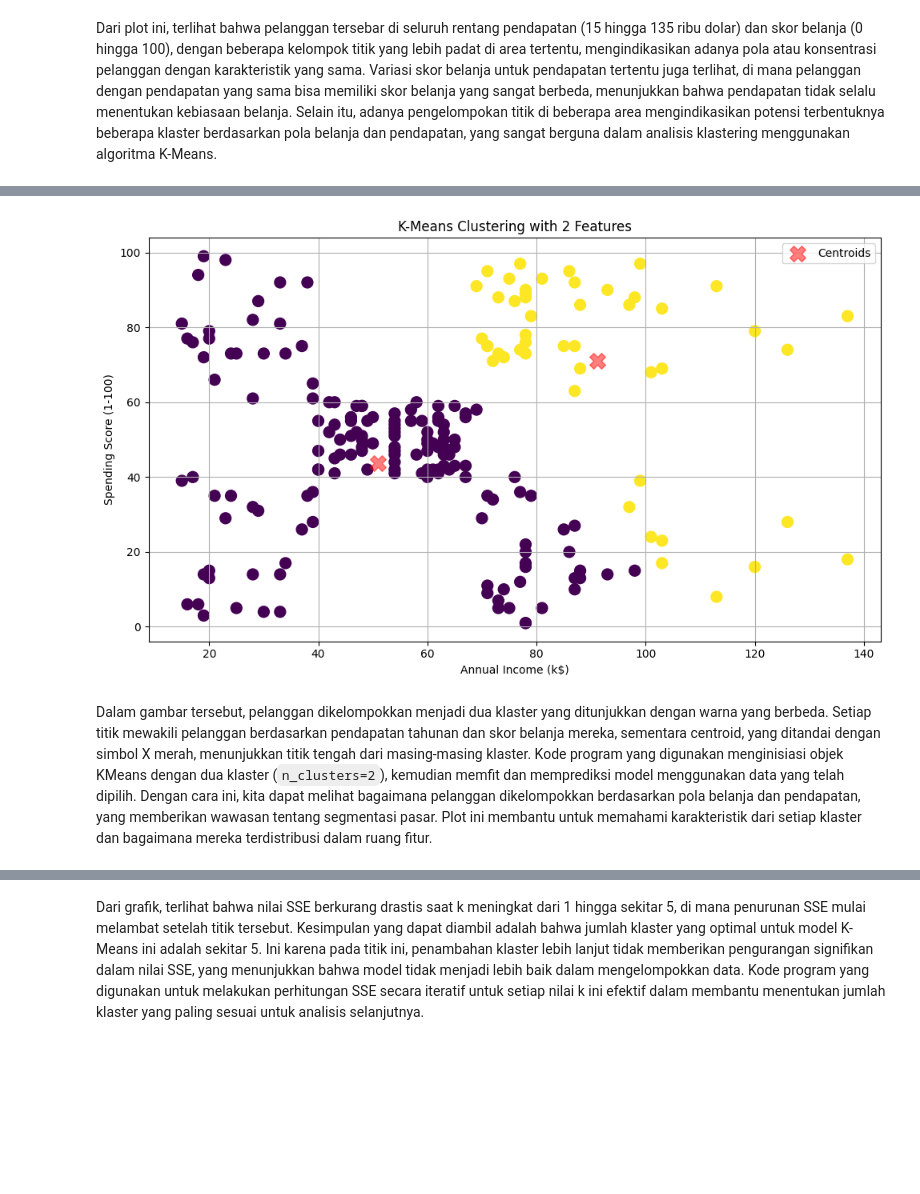
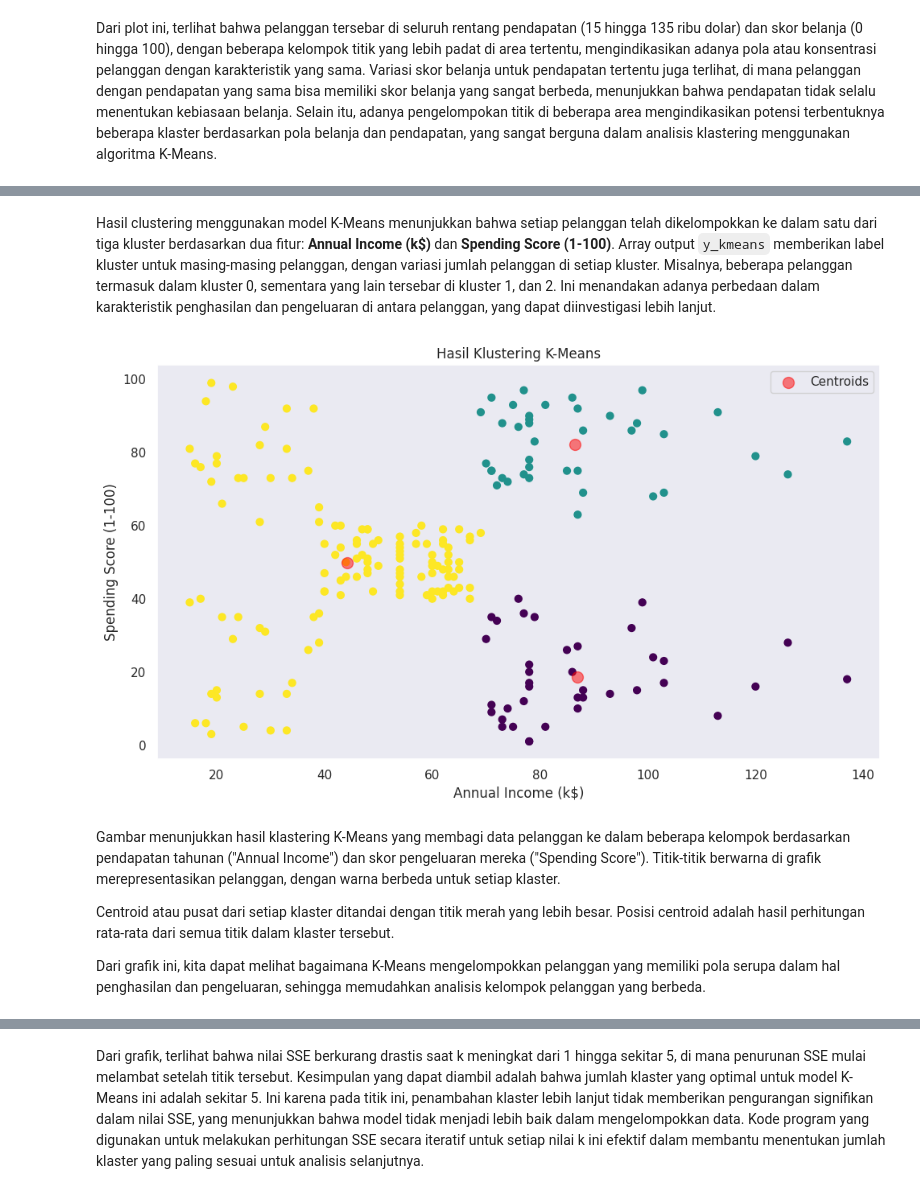
Before and after one commit to Tirta2241720045/Machine_Learning, a Jupyter notebook: Minggu7/Minggu7_2241720045_TirtaNBP_Tugas.ipynb, the cells around one changed output, grey strips where cells are left out. Drawn from its saved outputs; the diff is of its cells as text; code cells hidden in the pictures; blank space fills up the shorter version.

```diff
--- a/Minggu7/Minggu7_2241720045_TirtaNBP_Tugas.ipynb
+++ b/Minggu7/Minggu7_2241720045_TirtaNBP_Tugas.ipynb
@@ -90,32 +111,41 @@ Dari plot ini, terlihat bahwa pelanggan tersebar di seluruh rentang pendapatan (
+# %% [markdown]
+Hasil clustering menggunakan model K-Means menunjukkan bahwa setiap pelanggan telah dikelompokkan ke dalam satu dari tiga kluster berdasarkan dua fitur: **Annual Income (k$)** dan **Spending Score (1-100)**. Array output `y_kmeans` memberikan label kluster untuk masing-masing pelanggan, dengan variasi jumlah pelanggan di setiap kluster. Misalnya, beberapa pelanggan termasuk dalam kluster 0, sementara yang lain tersebar di kluster 1, dan 2. Ini menandakan adanya perbedaan dalam karakteristik penghasilan dan pengeluaran di antara pelanggan, yang dapat diinvestigasi lebih lanjut.
 # %%
-# Inisiasi obyek KMeans dengan n_clusters=2
-cl_kmeans = KMeans(n_clusters=2, random_state=42)
+from sklearn.cluster import KMeans
+import matplotlib.pyplot as plt
 
-# Fit dan prediksi model
-y_kmeans = cl_kmeans.fit_predict(X)
+# Inisialisasi KMeans dengan 3 cluster
+cl_kmeans = KMeans(n_clusters=3, random_state=42)
+
+# Melakukan fitting data
+y_kmeans = cl_kmeans.fit_predict(df_train.iloc[:, [0, 1]])
 
 # Plot hasil cluster
 plt.figure(figsize=(10, 6))
-plt.scatter(X['Annual Income (k$)'], X['Spending Score (1-100)'], s=100, c=y_kmeans, cmap='viridis')
+plt.scatter(df_train.iloc[:, 0], df_train.iloc[:, 1], s=40, c=y_kmeans, cmap='viridis')
 
 # Plot centroid
 centers = cl_kmeans.cluster_centers_
-plt.scatter(centers[:, 0], centers[:, 1], c='red', s=200, alpha=0.5, marker='X', label='Centroids')
+plt.scatter(centers[:, 0], centers[:, 1], c='red', s=100, alpha=0.5, label='Centroids')
 
 # Menambahkan judul dan label
-plt.title('K-Means Clustering with 2 Features')
-plt.xlabel('Annual Income (k$)')
-plt.ylabel('Spending Score (1-100)')
+plt.title("Hasil Klustering K-Means")
+plt.xlabel("Annual Income (k$)")
+plt.ylabel("Spending Score (1-100)")
 plt.legend()
 plt.grid()
 plt.tight_layout()
 
 # Menampilkan plot
 plt.show()
 # %% [output]
-[figure, old version]
+[figure, new version]
-# %% [markdown]
-Dalam gambar tersebut, pelanggan dikelompokkan menjadi dua klaster yang ditunjukkan dengan warna yang berbeda. Setiap titik mewakili pelanggan berdasarkan pendapatan tahunan dan skor belanja mereka, sementara centroid, yang ditandai dengan simbol X merah, menunjukkan titik tengah dari masing-masing klaster. Kode program yang digunakan menginisiasi objek KMeans dengan dua klaster (`n_clusters=2`), kemudian memfit dan memprediksi model menggunakan data yang telah dipilih. Dengan cara ini, kita dapat melihat bagaimana pelanggan dikelompokkan berdasarkan pola belanja dan pendapatan, yang memberikan wawasan tentang segmentasi pasar. Plot ini membantu untuk memahami karakteristik dari setiap klaster dan bagaimana mereka terdistribusi dalam ruang fitur.
+# %% [markdown]
+Gambar menunjukkan hasil klastering K-Means yang membagi data pelanggan ke dalam beberapa kelompok berdasarkan pendapatan tahunan ("Annual Income") dan skor pengeluaran mereka ("Spending Score"). Titik-titik berwarna di grafik merepresentasikan pelanggan, dengan warna berbeda untuk setiap klaster.
+
+Centroid atau pusat dari setiap klaster ditandai dengan titik merah yang lebih besar. Posisi centroid adalah hasil perhitungan rata-rata dari semua titik dalam klaster tersebut.
+
+Dari grafik ini, kita dapat melihat bagaimana K-Means mengelompokkan pelanggan yang memiliki pola serupa dalam hal penghasilan dan pengeluaran, sehingga memudahkan analisis kelompok pelanggan yang berbeda.
 # %%
 # Cek nilai SSE
 print(f'Nilai SSE: {cl_kmeans.inertia_}')
```
Also changed, not shown: parts of 12 cells of this notebook.
